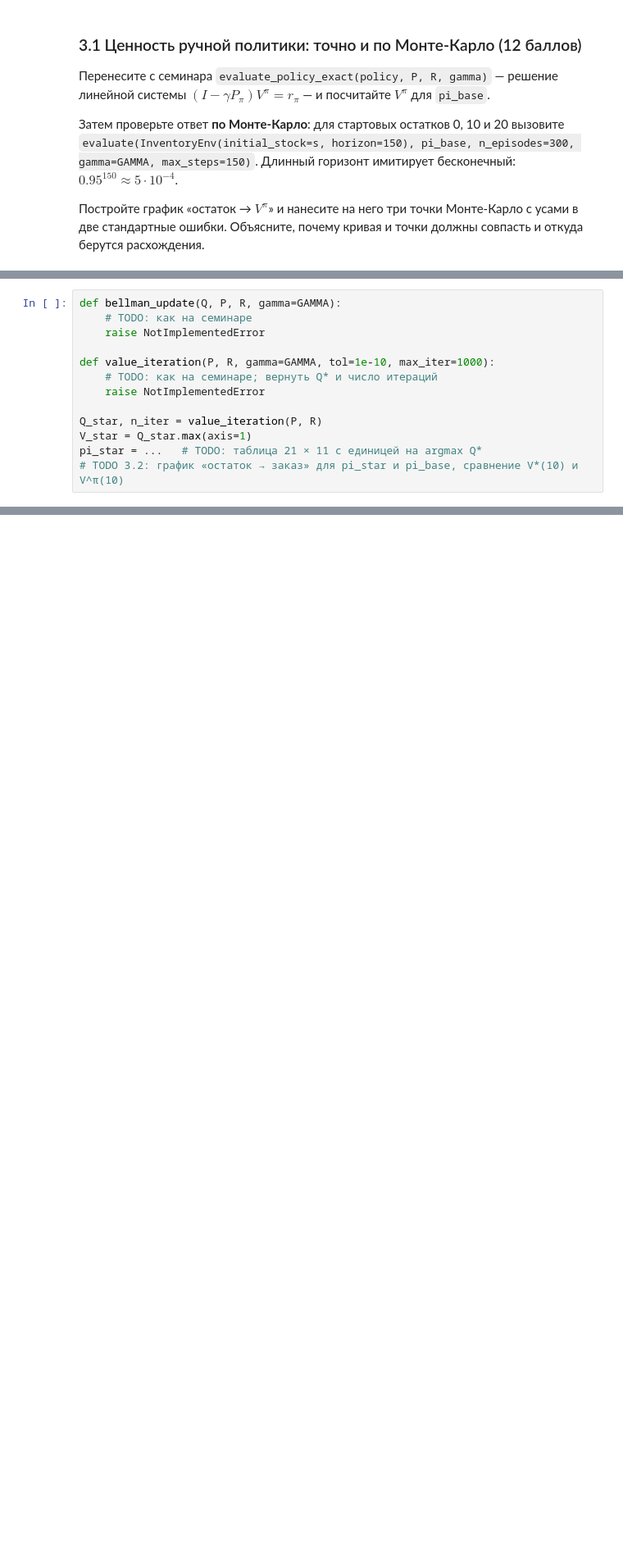
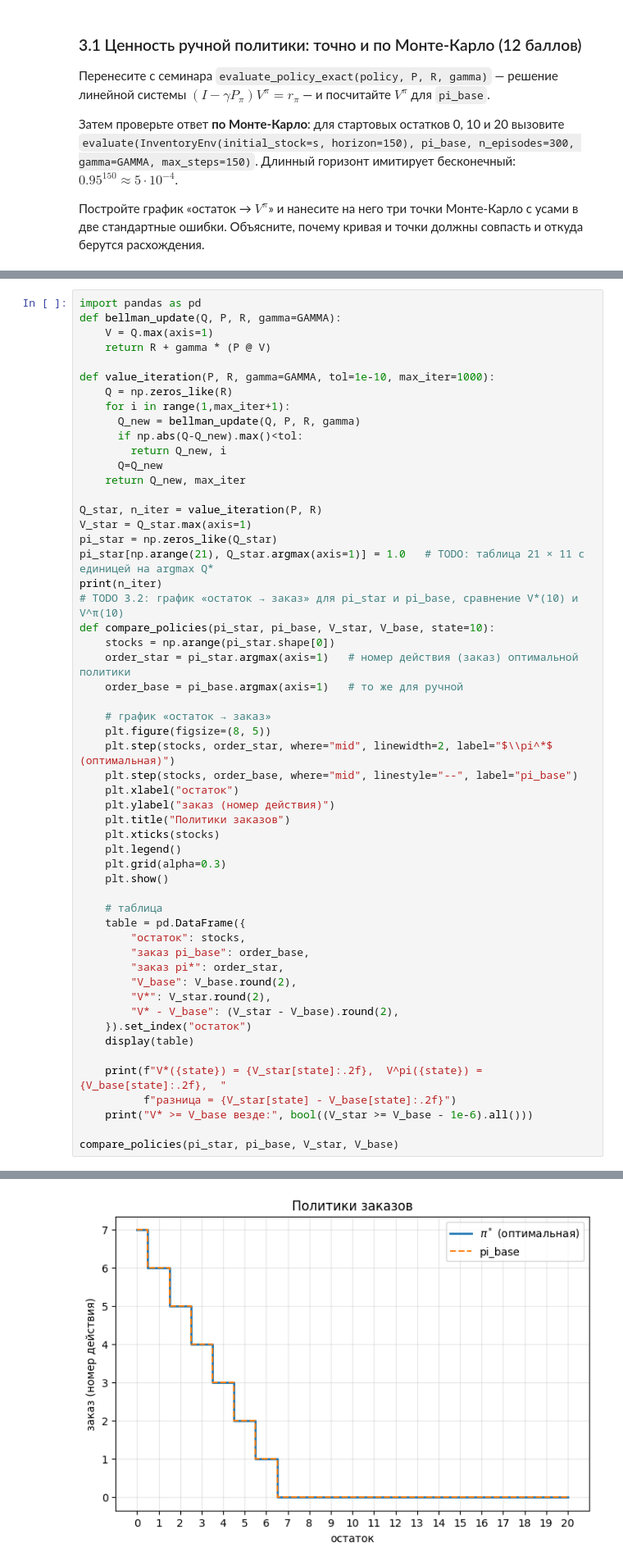
Before and after one commit to BorisK7/my_bot, a Jupyter notebook: homeworks/hw1/homework.ipynb, the cells around one changed output, grey strips where cells are left out. Shown at 82% size. Drawn from its saved outputs; the diff is of its cells as text; blank space fills up the shorter version.

```diff
--- a/homeworks/hw1/homework.ipynb
+++ b/homeworks/hw1/homework.ipynb
@@ -451,16 +524,58 @@ _Ваш ответ:_ TODO
 
 * похожа ли $\pi^*$ на «пополнять до уровня $S$» и совпала ли она с лучшей ручной политикой? Если да, это не случайность: для такой модели склада оптимальность политики вида base-stock — классический результат теории запасов, и уравнение оптимальности его переоткрыло. Объясните своими словами, почему заказывать до фиксированного уровня разумно;
 * сколько итераций понадобилось value iteration и сколько эпизодов взаимодействия со средой? Чем это отличается от Cross-Entropy?
-# %%
-def bellman_update(Q, P, R, gamma=GAMMA):
-    # TODO: как на семинаре
-    raise NotImplementedError
-
-def value_iteration(P, R, gamma=GAMMA, tol=1e-10, max_iter=1000):
-    # TODO: как на семинаре; вернуть Q* и число итераций
-    raise NotImplementedError
-
-Q_star, n_iter = value_iteration(P, R)
-V_star = Q_star.max(axis=1)
-pi_star = ...   # TODO: таблица 21 × 11 с единицей на argmax Q*
-# TODO 3.2: график «остаток → заказ» для pi_star и pi_base, сравнение V*(10) и V^π(10)
+# %%
+import pandas as pd
+def bellman_update(Q, P, R, gamma=GAMMA):
+    V = Q.max(axis=1)
+    return R + gamma * (P @ V)
+
+def value_iteration(P, R, gamma=GAMMA, tol=1e-10, max_iter=1000):
+    Q = np.zeros_like(R)
+    for i in range(1,max_iter+1):
+      Q_new = bellman_update(Q, P, R, gamma)
+      if np.abs(Q-Q_new).max()<tol:
+        return Q_new, i
+      Q=Q_new
+    return Q_new, max_iter
+
+Q_star, n_iter = value_iteration(P, R)
+V_star = Q_star.max(axis=1)
+pi_star = np.zeros_like(Q_star)
+pi_star[np.arange(21), Q_star.argmax(axis=1)] = 1.0   # TODO: таблица 21 × 11 с единицей на argmax Q*
+print(n_iter)
+# TODO 3.2: график «остаток → заказ» для pi_star и pi_base, сравнение V*(10) и V^π(10)
+def compare_policies(pi_star, pi_base, V_star, V_base, state=10):
+    stocks = np.arange(pi_star.shape[0])
+    order_star = pi_star.argmax(axis=1)   # номер действия (заказ) оптимальной политики
+    order_base = pi_base.argmax(axis=1)   # то же для ручной
+
+    # график «остаток → заказ»
+    plt.figure(figsize=(8, 5))
+    plt.step(stocks, order_star, where="mid", linewidth=2, label="$\\pi^*$ (оптимальная)")
+    plt.step(stocks, order_base, where="mid", linestyle="--", label="pi_base")
+    plt.xlabel("остаток")
+    plt.ylabel("заказ (номер действия)")
+    plt.title("Политики заказов")
+    plt.xticks(stocks)
+    plt.legend()
+    plt.grid(alpha=0.3)
+    plt.show()
+
+    # таблица
+    table = pd.DataFrame({
+        "остаток": stocks,
+        "заказ pi_base": order_base,
+        "заказ pi*": order_star,
+        "V_base": V_base.round(2),
+        "V*": V_star.round(2),
+        "V* - V_base": (V_star - V_base).round(2),
+    }).set_index("остаток")
+    display(table)
+
+    print(f"V*({state}) = {V_star[state]:.2f},  V^pi({state}) = {V_base[state]:.2f},  "
+          f"разница = {V_star[state] - V_base[state]:.2f}")
+    print("V* >= V_base везде:", bool((V_star >= V_base - 1e-6).all()))
+
+compare_policies(pi_star, pi_base, V_star, V_base)
+# %% [output]
@@ -466,0 +583 @@ pi_star = ...   # TODO: таблица 21 × 11 с единицей на argmax
+[figure, added]
```
Also changed, not shown: parts of 17 cells of this notebook.
